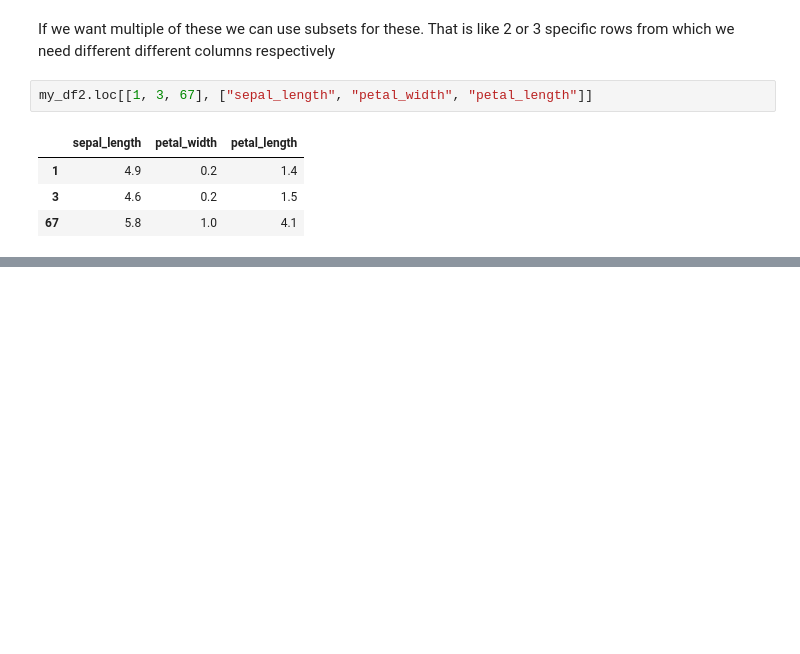
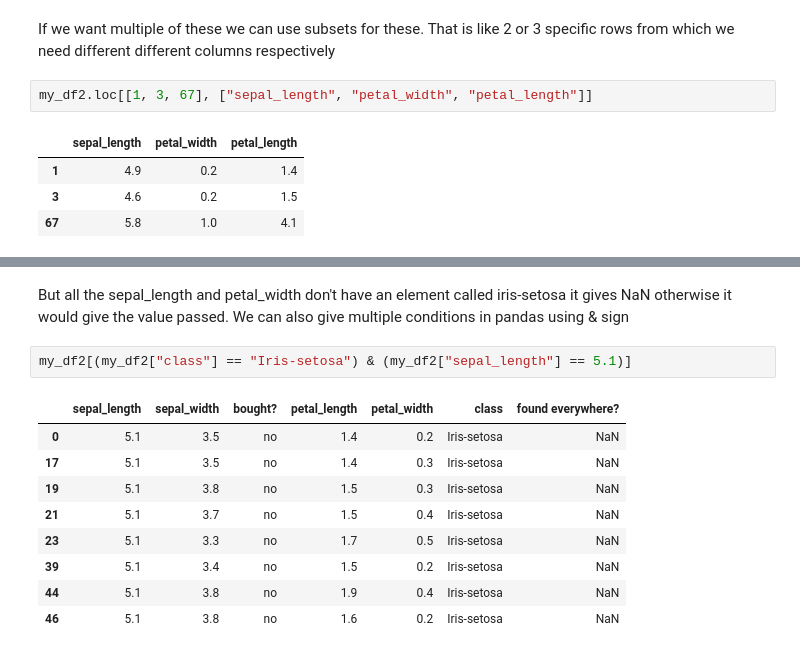
Before and after one commit to Dhruxp/MOSSAI, a Jupyter notebook: 05_pandasdf.ipynb, the cells around one changed output, grey strips where cells are left out. Drawn from its saved outputs; the diff is of its cells as text; blank space fills up the shorter version.

```diff
--- a/05_pandasdf.ipynb
+++ b/05_pandasdf.ipynb
@@ -427,0 +503,14 @@ my_df2.loc[[1, 3, 67], ["sepal_length", "petal_width", "petal_length"]]
+# %% [markdown]
+But all the sepal_length and petal_width don't have an element called iris-setosa it gives NaN otherwise it would give the value passed. We can also give multiple conditions in pandas using & sign
+# %%
+my_df2[(my_df2["class"] == "Iris-setosa") & (my_df2["sepal_length"] == 5.1)]
+# %% [output]
+|  | sepal_length | sepal_width | bought? | petal_length | petal_width | class | found everywhere? |
+| 0 | 5.1 | 3.5 | no | 1.4 | 0.2 | Iris-setosa | NaN |
+| 17 | 5.1 | 3.5 | no | 1.4 | 0.3 | Iris-setosa | NaN |
+| 19 | 5.1 | 3.8 | no | 1.5 | 0.3 | Iris-setosa | NaN |
+| 21 | 5.1 | 3.7 | no | 1.5 | 0.4 | Iris-setosa | NaN |
+| 23 | 5.1 | 3.3 | no | 1.7 | 0.5 | Iris-setosa | NaN |
+| 39 | 5.1 | 3.4 | no | 1.5 | 0.2 | Iris-setosa | NaN |
+| 44 | 5.1 | 3.8 | no | 1.9 | 0.4 | Iris-setosa | NaN |
+| 46 | 5.1 | 3.8 | no | 1.6 | 0.2 | Iris-setosa | NaN |
```
Also changed, not shown: parts of 23 cells of this notebook.
